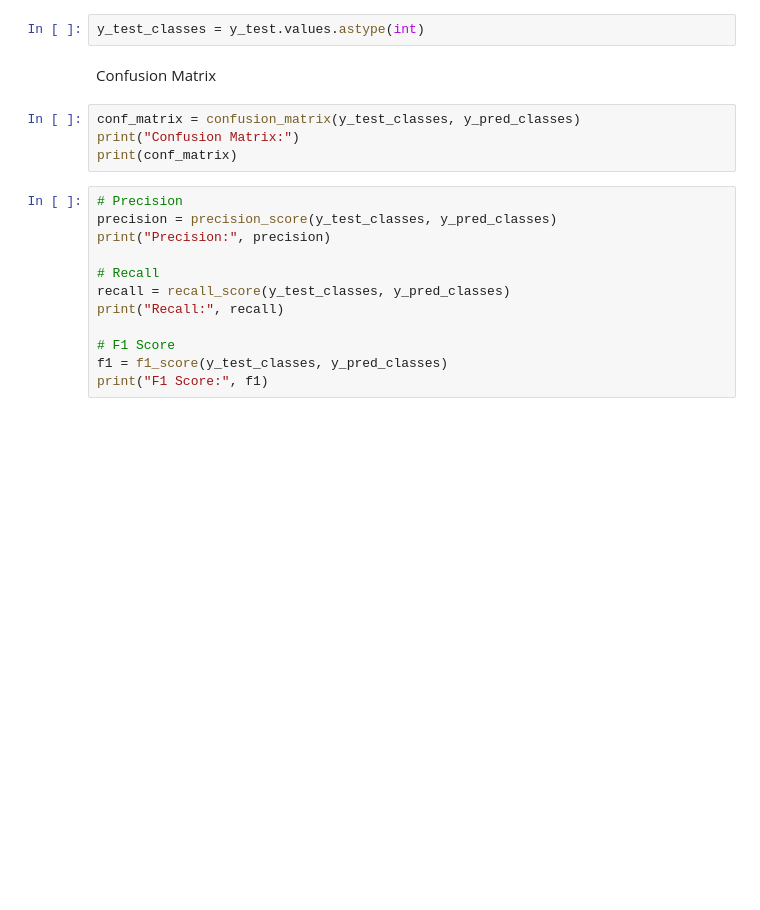
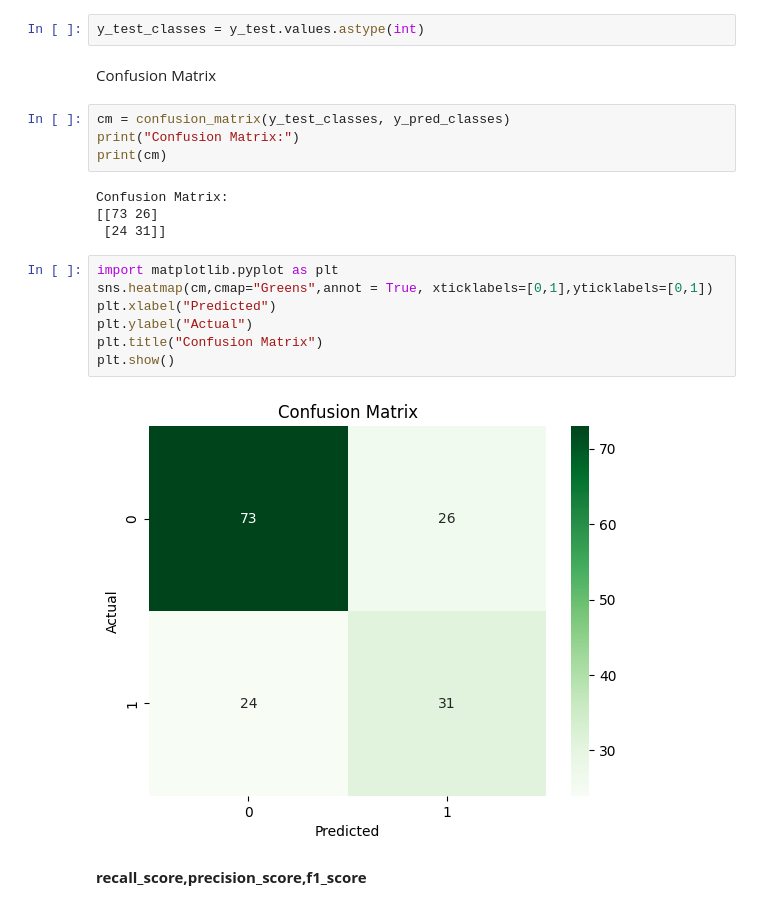
Before and after one commit to Novice1414/Final_Year_Project, a Jupyter notebook: DNN.ipynb, the cells around one changed output. Saved outputs shown, nothing was run; the diff lists cells and outputs as text; blank space fills up the shorter version.

```diff
--- a/DNN.ipynb
+++ b/DNN.ipynb
@@ -455,18 +431,21 @@ y_test_classes = y_test.values.astype(int)
 # %% [markdown]
 Confusion Matrix
 # %%
-conf_matrix = confusion_matrix(y_test_classes, y_pred_classes)
+cm = confusion_matrix(y_test_classes, y_pred_classes)
 print("Confusion Matrix:")
-print(conf_matrix)
+print(cm)
+# %% [output]
+Confusion Matrix:
+[[73 26]
+ [24 31]]
-# %%
-# Precision
-precision = precision_score(y_test_classes, y_pred_classes)
-print("Precision:", precision)
-
-# Recall
-recall = recall_score(y_test_classes, y_pred_classes)
-print("Recall:", recall)
-
-# F1 Score
-f1 = f1_score(y_test_classes, y_pred_classes)
-print("F1 Score:", f1)
+# %%
+import matplotlib.pyplot as plt
+sns.heatmap(cm,cmap="Greens",annot = True, xticklabels=[0,1],yticklabels=[0,1])
+plt.xlabel("Predicted")
+plt.ylabel("Actual")
+plt.title("Confusion Matrix")
+plt.show()
+# %% [output]
+[figure, added]
+# %% [markdown]
+**recall_score,precision_score,f1_score**
```
Also changed, not shown: parts of 26 cells of this notebook.
